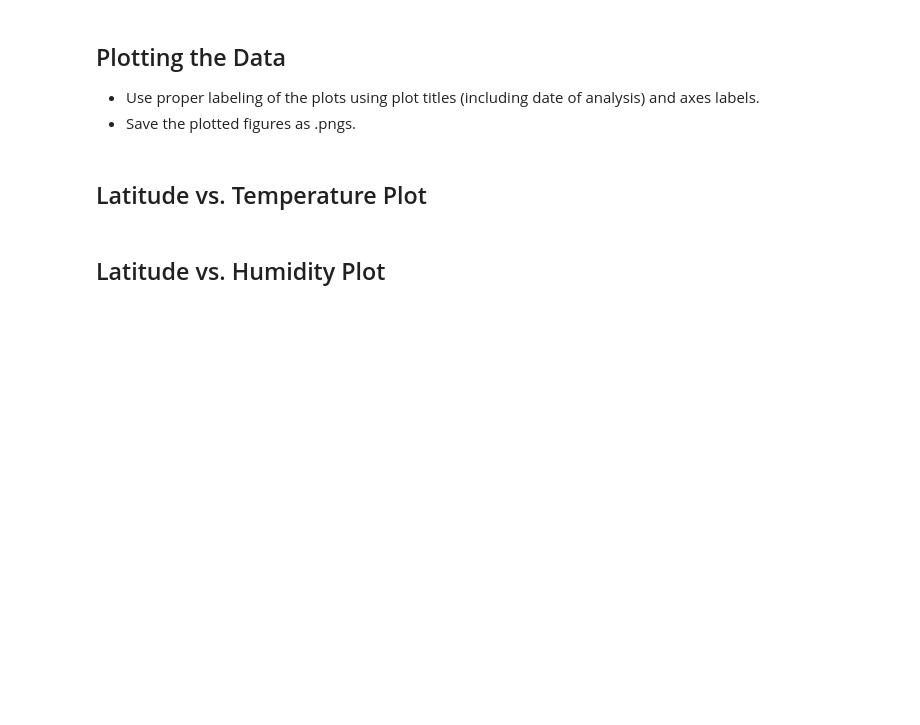
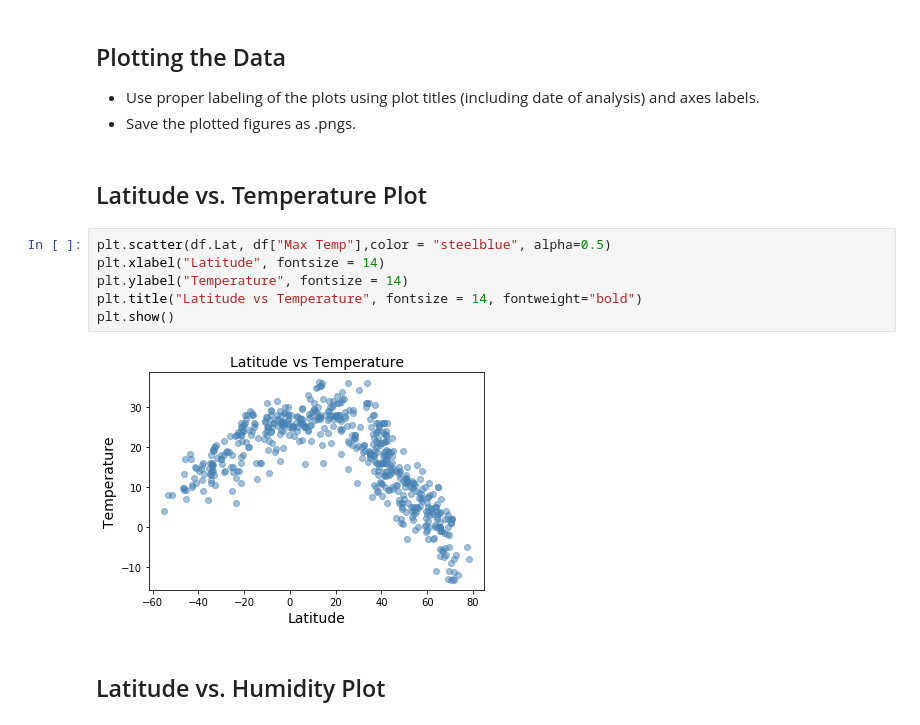
Before and after one commit to yaitouny/SMU_homework, a Jupyter notebook: 06-Python-APIs/python-api-challenge/starter_code/WeatherPy.ipynb, the cells around one changed output. Cells and saved outputs as stored; diff of their text form; blank space fills up the shorter version.

Commit message:
add linear plots

```diff
--- a/06-Python-APIs/python-api-challenge/starter_code/WeatherPy.ipynb
+++ b/06-Python-APIs/python-api-challenge/starter_code/WeatherPy.ipynb
@@ -206,5 +219,13 @@ df.describe()
 * Save the plotted figures as .pngs.
 # %% [markdown]
 ## Latitude vs. Temperature Plot
+# %%
+plt.scatter(df.Lat, df["Max Temp"],color = "steelblue", alpha=0.5)
+plt.xlabel("Latitude", fontsize = 14)
+plt.ylabel("Temperature", fontsize = 14)
+plt.title("Latitude vs Temperature", fontsize = 14, fontweight="bold")
+plt.show()
+# %% [output]
+[figure, added]
 # %% [markdown]
 ## Latitude vs. Humidity Plot
```
Also changed, not shown: parts of 23 cells of this notebook, 1 other file.
